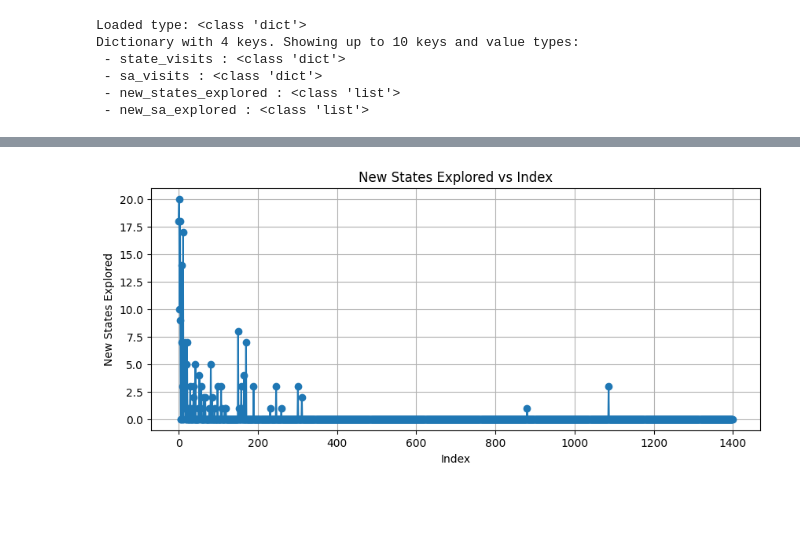
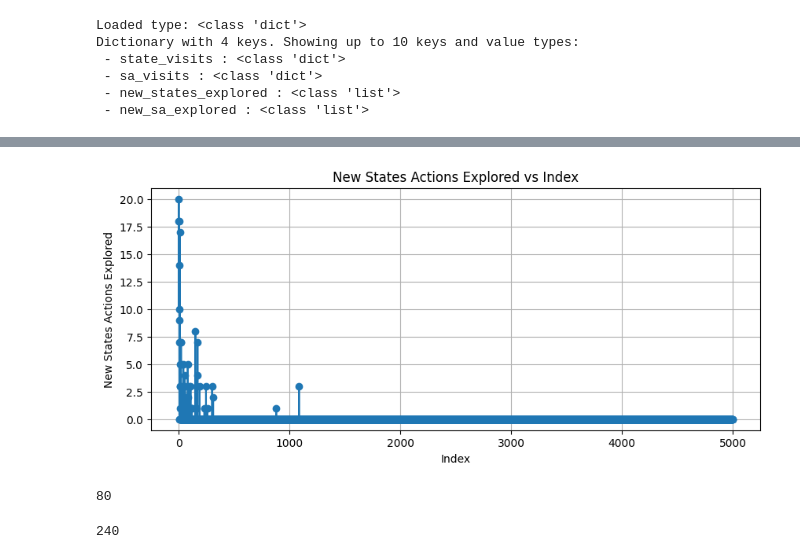
Before and after one commit to shinobi-wolf/FleetNav, a Jupyter notebook: eda.ipynb, the cells around one changed output, grey strips where cells are left out. Drawn from its saved outputs; the diff is of its cells as text; code cells hidden in the pictures; blank space fills up the shorter version.

```diff
--- a/eda.ipynb
+++ b/eda.ipynb
@@ -833,7 +833,7 @@ from itertools import islice
 import pickle
 
 # Load pickle and ensure we get a Python dict
-path = "runs/1c18c5f4/training_results.pkl"
+path = "runs/sarsa_rand_sdir/training_results.pkl"
 
 with open(path, "rb") as f:
     training_results = pickle.load(f)
@@ -881,11 +894,19 @@ plt.show()
 # %%
 import matplotlib.pyplot as plt
 plt.figure(figsize=(10,4))
 plt.plot(range(len(new_sa_explored)), new_sa_explored, marker='o', linestyle='-')
-plt.title('New States Explored vs Index')
+plt.title('New States Actions Explored vs Index')
 plt.xlabel('Index')
-plt.ylabel('New States Explored')
+plt.ylabel('New States Actions Explored')
 plt.grid(True)
 plt.show()
 # %% [output]
-[figure, old version]
+[figure, new version]
+# %%
+len(state_visits)
+# %% [output]
+80
+# %%
+len(sa_visits)
+# %% [output]
+240
```
Also changed, not shown: parts of 2 cells of this notebook, 14 other files.
